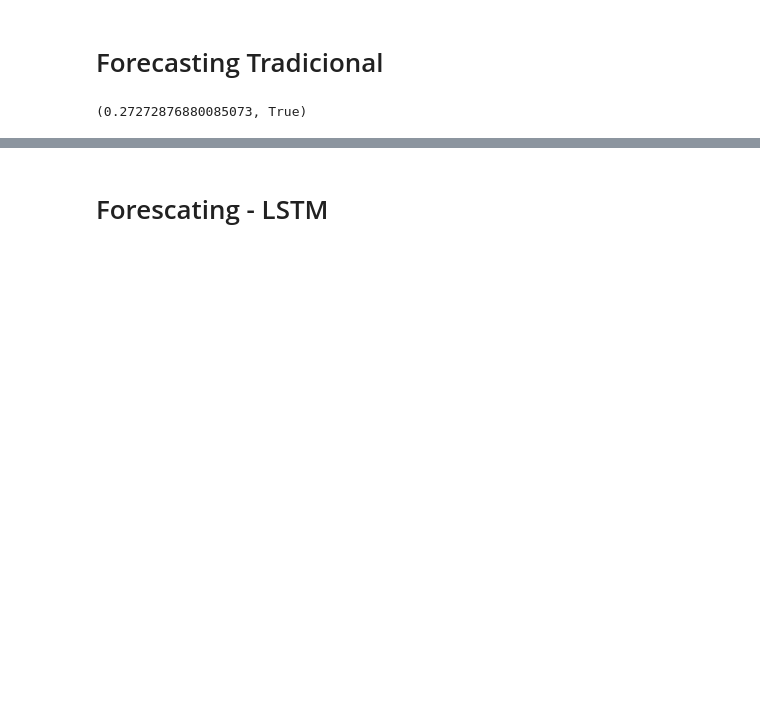
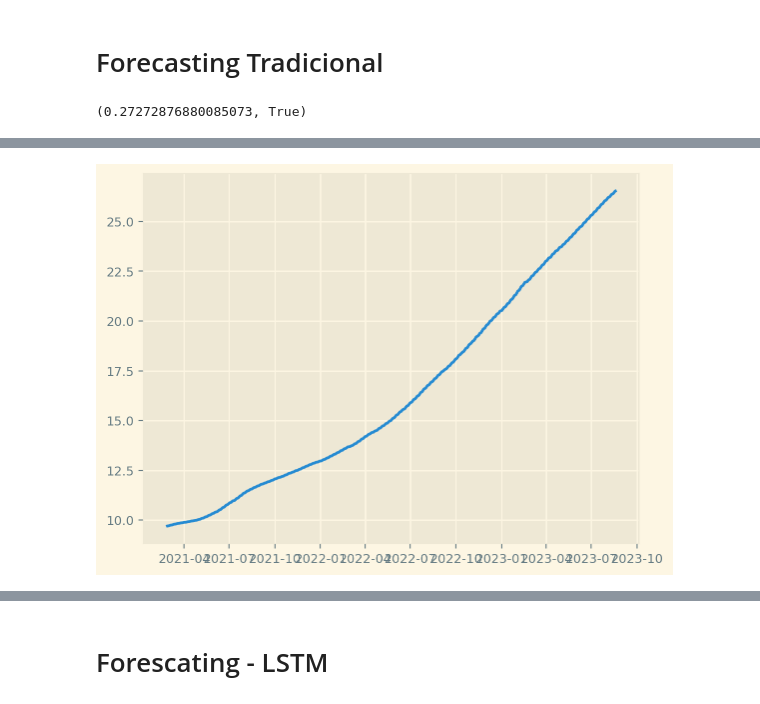
Before and after one commit to filmateus/Dados_Estatistica, a Jupyter notebook: strocks_market_analyses.ipynb, the cells around one changed output, grey strips where cells are left out. Saved outputs shown, nothing was run; the diff lists cells and outputs as text; code cells hidden in the pictures; blank space fills up the shorter version.

```diff
--- a/strocks_market_analyses.ipynb
+++ b/strocks_market_analyses.ipynb
@@ -648,0 +633,9 @@ Name: Petrobras, Length: 1243, dtype: float64
+# %%
+decomposicao = seasonal_decompose(df_adj_close['Petrobras'], period=len(df_adj_close['Petrobras']) // 2)
+tendencia = decomposicao.trend
+sazonal = decomposicao.seasonal
+aleatorio = decomposicao.resid
+# %%
+plt.plot(tendencia);
+# %% [output]
+[figure, added]
```
Also changed, not shown: parts of 10 cells of this notebook.
